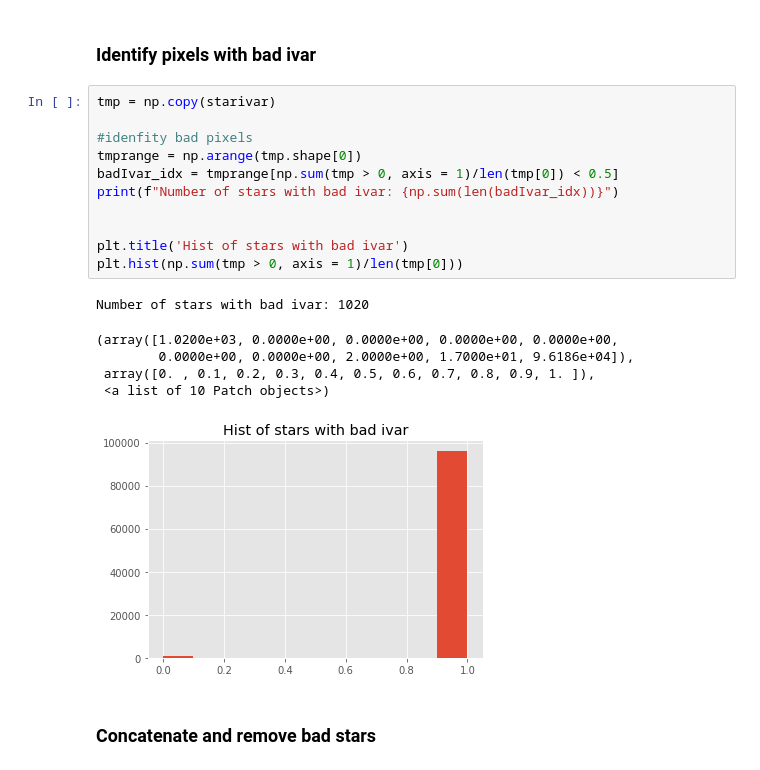
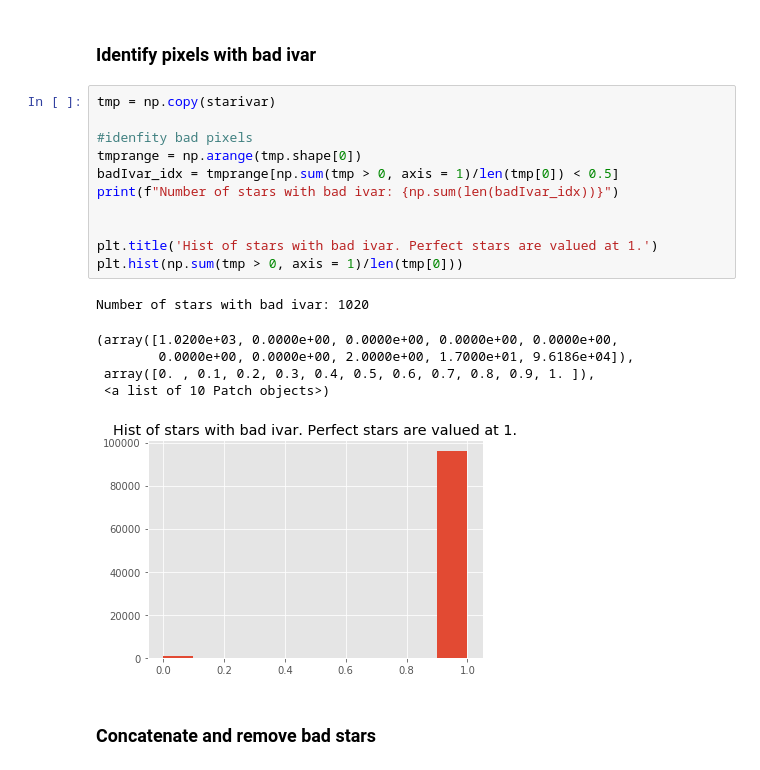
Before and after one commit to dfink/gspice, a Jupyter notebook: notebooks/sv3_stars.ipynb, the cells around one changed output. Saved outputs shown, nothing was run; the diff lists cells and outputs as text.

```diff
--- a/notebooks/sv3_stars.ipynb
+++ b/notebooks/sv3_stars.ipynb
@@ -77,21 +67,21 @@ Number of stars with bad data: 190
 # %%
 tmp = np.copy(starivar)
 
 #idenfity bad pixels
 tmprange = np.arange(tmp.shape[0])
 badIvar_idx = tmprange[np.sum(tmp > 0, axis = 1)/len(tmp[0]) < 0.5]
 print(f"Number of stars with bad ivar: {np.sum(len(badIvar_idx))}")
 
 
-plt.title('Hist of stars with bad ivar')
+plt.title('Hist of stars with bad ivar. Perfect stars are valued at 1.')
 plt.hist(np.sum(tmp > 0, axis = 1)/len(tmp[0]))
 # %% [output]
 Number of stars with bad ivar: 1020
 (array([1.0200e+03, 0.0000e+00, 0.0000e+00, 0.0000e+00, 0.0000e+00,
         0.0000e+00, 0.0000e+00, 2.0000e+00, 1.7000e+01, 9.6186e+04]),
  array([0. , 0.1, 0.2, 0.3, 0.4, 0.5, 0.6, 0.7, 0.8, 0.9, 1. ]),
  <a list of 10 Patch objects>)
-[figure, old version]
+[figure, new version]
 # %% [markdown]
 ### Concatenate and remove bad stars
 # %%
```
Also changed, not shown: parts of 75 cells of this notebook.
